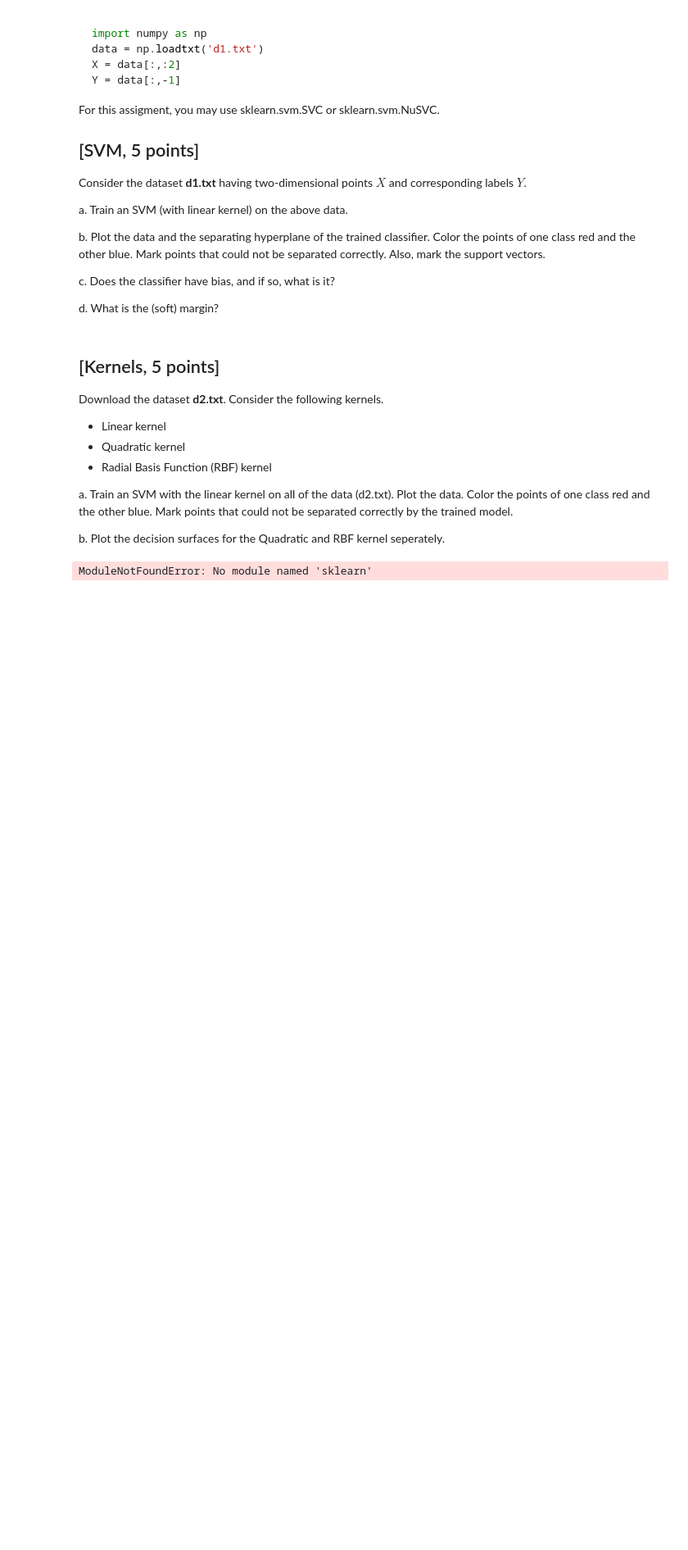
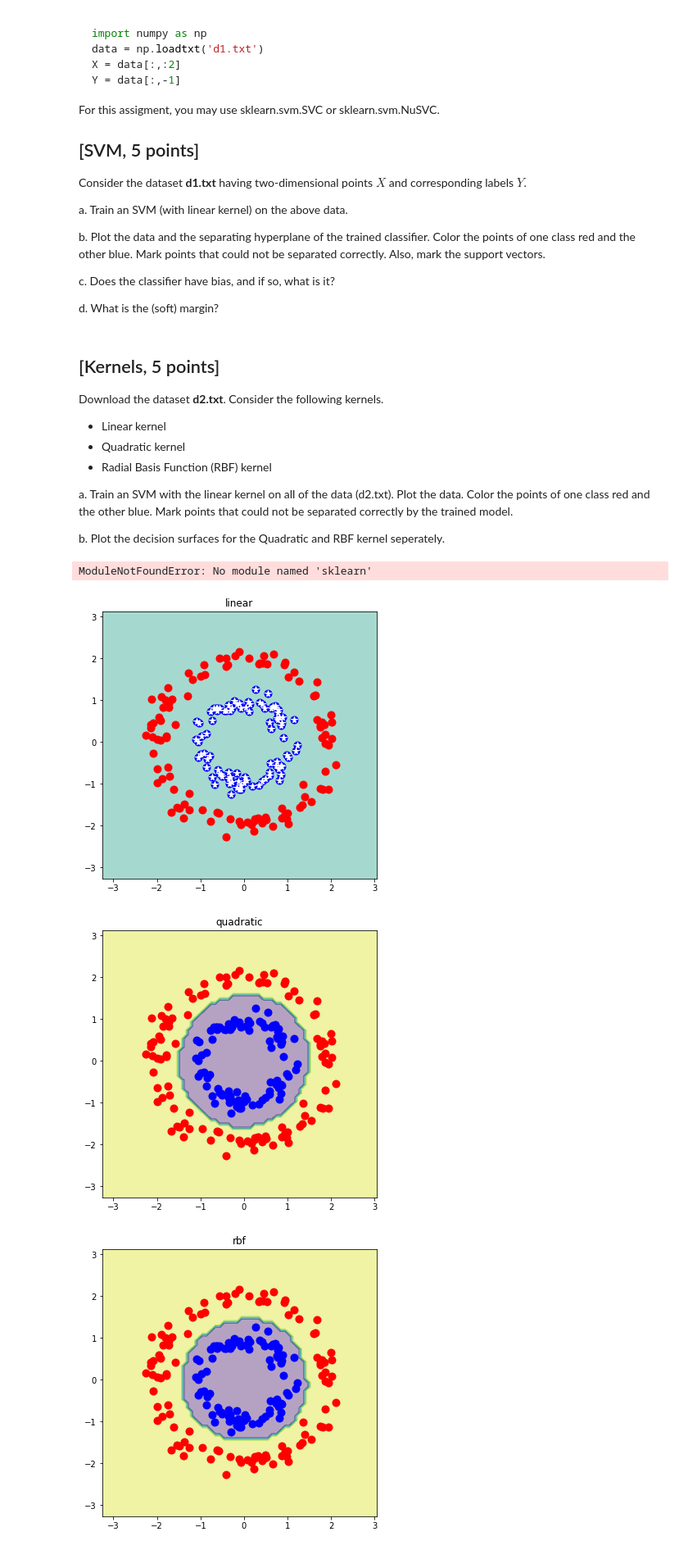
Before and after one commit to atonderski/tda231-ml-course, a Jupyter notebook: hw4.ipynb, the cells around one changed output. Shown at 82% size. Saved outputs shown, nothing was run; the diff lists cells and outputs as text; code cells hidden in the pictures; blank space fills up the shorter version.

```diff
--- a/hw4.ipynb
+++ b/hw4.ipynb
@@ -151,31 +151,42 @@ Y = data[:,-1]
 ModuleNotFoundError: No module named 'sklearn'
 # %%
 import numpy as np
+import matplotlib.pyplot as plt
 from sklearn.svm import SVC
-
 
 data = np.loadtxt('d2.txt')
 X = data[:,:2]
 Y = data[:,-1]
 
 clf_names = ('linear', 'quadratic', 'rbf')
-clfs = [SVC(kernel=clf_name) for clf_name in clf_names]
+clfs = [SVC(kernel='linear'), SVC(kernel='poly', degree=2), SVC(kernel='rbf')]
 [clf.fit(X, Y) for clf in clfs]
 
 red_X = X[Y==1]
 blue_X = X[Y==-1]
 
 for (i, clf_name) in enumerate(clf_names):
     clf = clfs[i]
-    plt.figure()
-    plt.plot(red_X[:,0], red_X[:,1], 'ro')
-    plt.plot(blue_X[:,0], blue_X[:,1], 'bo')
+    plt.figure(figsize=(6,6))
+
+    preds = clf.predict(X)
+    mistakes = X[preds!=Y]
+
+    plt.plot(red_X[:,0], red_X[:,1], 'ro', mew=2, ms=8)
+    plt.plot(blue_X[:,0], blue_X[:,1], 'bo', mew=2, ms=8)
+
+    plt.plot(mistakes[:,0], mistakes[:,1], 'w*', alpha=1, ms=8)
 
     x_min, x_max = X[:, 0].min() - 1, X[:, 0].max() + 1
     y_min, y_max = X[:, 1].min() - 1, X[:, 1].max() + 1
     xx, yy = np.meshgrid(np.arange(x_min, x_max, 0.1),
                          np.arange(y_min, y_max, 0.1))
     Z = clf.predict(np.c_[xx.ravel(), yy.ravel()])
     Z = Z.reshape(xx.shape)
 
     plt.contourf(xx, yy, Z, alpha=0.4)
+    plt.title(clf_name)
+# %% [output]
+[figure, added]
+[figure, added]
+[figure, added]
```
